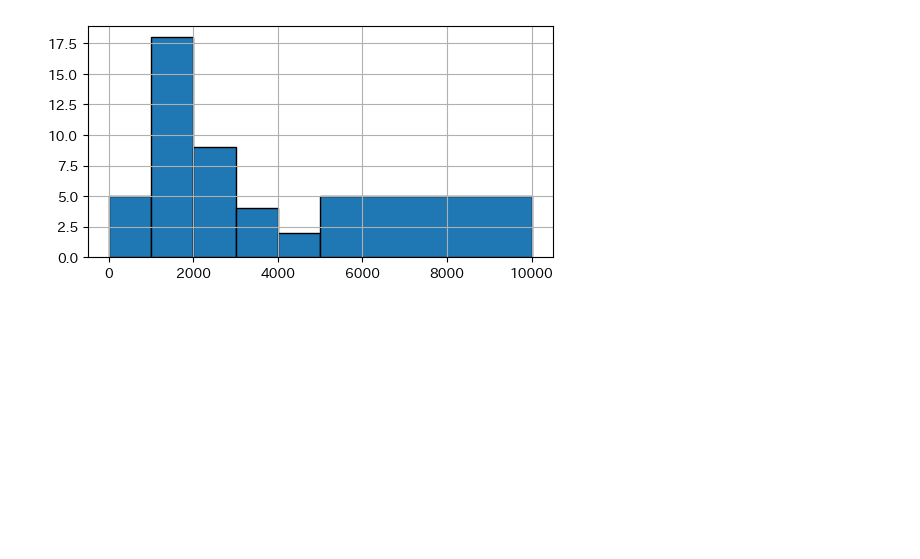
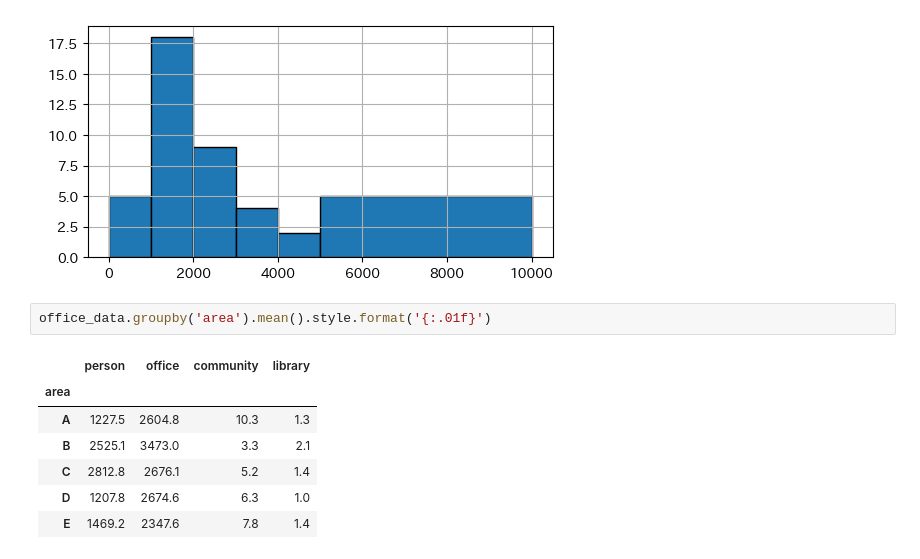
Before and after one commit to akmiccom/dataAnalyticsBasic, a Jupyter notebook: notebooks/c4.ipynb, the cells around one changed output. Drawn from its saved outputs; the diff is of its cells as text; blank space fills up the shorter version.

```diff
--- a/notebooks/c4.ipynb
+++ b/notebooks/c4.ipynb
@@ -79,3 +80,13 @@ office_data['office'].hist(bins=bins, ec='k', lw=1)
 # %% [output]
 <Axes: >
 [figure]
+# %%
+office_data.groupby('area').mean().style.format('{:.01f}')
+# %% [output]
+|  | person | office | community | library |
+| area |  |  |  |  |
+| A | 1227.5 | 2604.8 | 10.3 | 1.3 |
+| B | 2525.1 | 3473.0 | 3.3 | 2.1 |
+| C | 2812.8 | 2676.1 | 5.2 | 1.4 |
+| D | 1207.8 | 2674.6 | 6.3 | 1.0 |
+| E | 1469.2 | 2347.6 | 7.8 | 1.4 |
```
Also changed, not shown: parts of 15 cells of this notebook, 6 other files.
